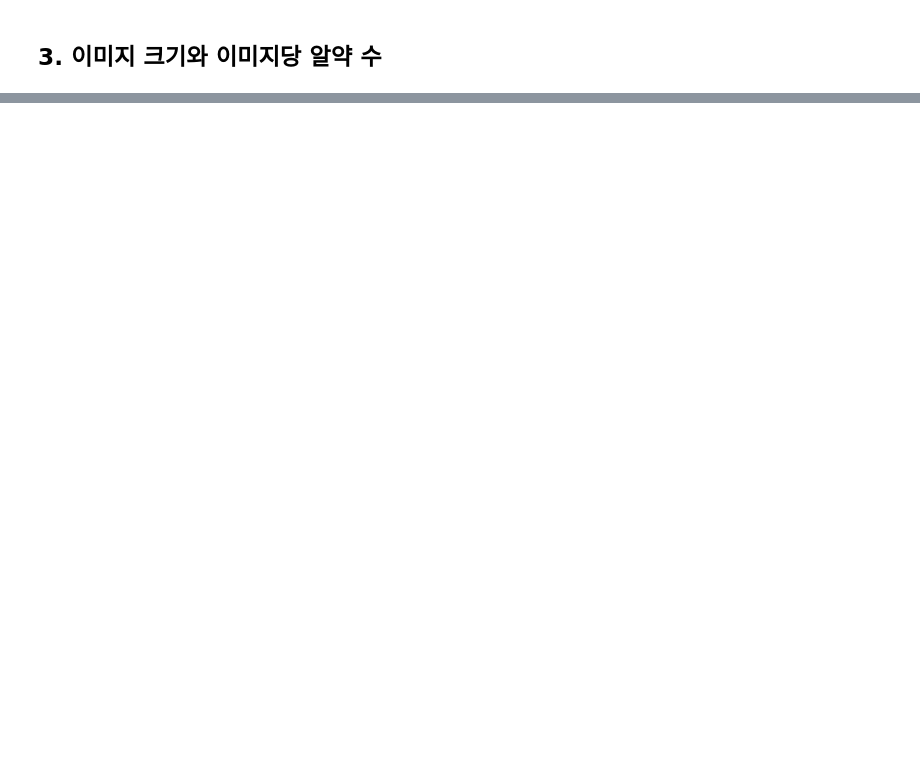
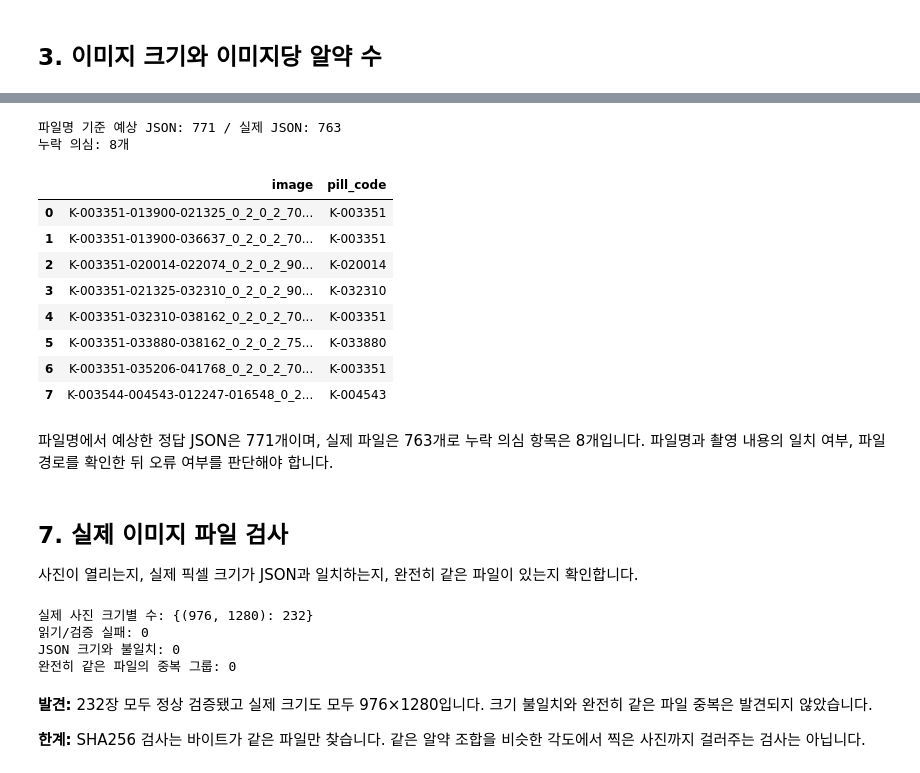
Before and after one commit to part2team1/YacssoK, a Jupyter notebook: notebooks/01_eda.ipynb, the cells around one changed output, grey strips where cells are left out. Saved outputs shown, nothing was run; the diff lists cells and outputs as text; code cells hidden in the pictures; blank space fills up the shorter version.

```diff
--- a/notebooks/01_eda.ipynb
+++ b/notebooks/01_eda.ipynb
@@ -104,0 +161,64 @@ plt.show()
+# %%
+missing_rows = []
+expected_count = 0
+for image_path in sorted(IMG_DIR.glob("*.png")):
+    combo = image_path.stem.split("_")[0]
+    for pill_code in combo.split("-")[1:]:
+        expected_count += 1
+        expected = ANN_DIR / (combo + "_json") / ("K-" + pill_code) / (image_path.stem + ".json")
+        if not expected.is_file():
+            missing_rows.append({"image": image_path.name, "pill_code": "K-" + pill_code})
+missing_df = pd.DataFrame(missing_rows, columns=["image", "pill_code"])
+actual_json_count = len(list(ANN_DIR.rglob("*.json")))
+print(f"파일명 기준 예상 JSON: {expected_count} / 실제 JSON: {actual_json_count}")
+print(f"누락 의심: {len(missing_df)}개")
+display(missing_df)
+# %% [output]
+파일명 기준 예상 JSON: 771 / 실제 JSON: 763
+누락 의심: 8개
+|  | image | pill_code |
+| 0 | K-003351-013900-021325_0_2_0_2_70... | K-003351 |
+| 1 | K-003351-013900-036637_0_2_0_2_70... | K-003351 |
+| 2 | K-003351-020014-022074_0_2_0_2_90... | K-020014 |
+| 3 | K-003351-021325-032310_0_2_0_2_90... | K-032310 |
+| 4 | K-003351-032310-038162_0_2_0_2_70... | K-003351 |
+| 5 | K-003351-033880-038162_0_2_0_2_75... | K-033880 |
+| 6 | K-003351-035206-041768_0_2_0_2_70... | K-003351 |
+| 7 | K-003544-004543-012247-016548_0_2... | K-004543 |
+# %% [markdown]
+파일명에서 예상한 정답 JSON은 771개이며, 실제 파일은 763개로 누락 의심 항목은 8개입니다. 파일명과 촬영 내용의 일치 여부, 파일 경로를 확인한 뒤 오류 여부를 판단해야 합니다.
+# %% [markdown]
+## 7. 실제 이미지 파일 검사
+사진이 열리는지, 실제 픽셀 크기가 JSON과 일치하는지, 완전히 같은 파일이 있는지 확인합니다.
+# %%
+sizes = Counter()
+file_hashes = defaultdict(list)
+unreadable = []
+size_mismatches = []
+record_by_name = {record["file_name"]: record for record in records}
+for image_path in sorted(IMG_DIR.glob("*.png")):
+    try:
+        with Image.open(image_path) as image:
+            size = image.size
+            image.verify()
+        sizes[size] += 1
+        record = record_by_name.get(image_path.name)
+        if record is not None and size != (record["width"], record["height"]):
+            size_mismatches.append(image_path.name)
+        file_hashes[hashlib.sha256(image_path.read_bytes()).hexdigest()].append(image_path.name)
+    except Exception as exc:
+        unreadable.append({"file_name": image_path.name, "error": type(exc).__name__})
+duplicate_groups = [names for names in file_hashes.values() if len(names) > 1]
+print("실제 사진 크기별 수:", dict(sizes))
+print("읽기/검증 실패:", len(unreadable))
+print("JSON 크기와 불일치:", len(size_mismatches))
+print("완전히 같은 파일의 중복 그룹:", len(duplicate_groups))
+# %% [output]
+실제 사진 크기별 수: {(976, 1280): 232}
+읽기/검증 실패: 0
+JSON 크기와 불일치: 0
+완전히 같은 파일의 중복 그룹: 0
+# %% [markdown]
+**발견:** 232장 모두 정상 검증됐고 실제 크기도 모두 976×1280입니다. 크기 불일치와 완전히 같은 파일 중복은 발견되지 않았습니다.
+
+**한계:** SHA256 검사는 바이트가 같은 파일만 찾습니다. 같은 알약 조합을 비슷한 각도에서 찍은 사진까지 걸러주는 검사는 아닙니다.
```
Also changed, not shown: parts of 37 cells of this notebook.
